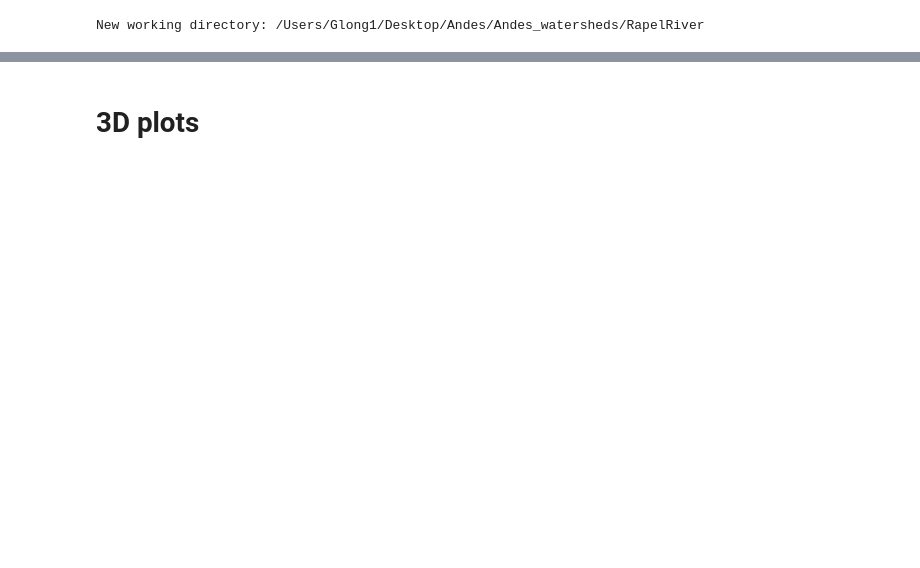
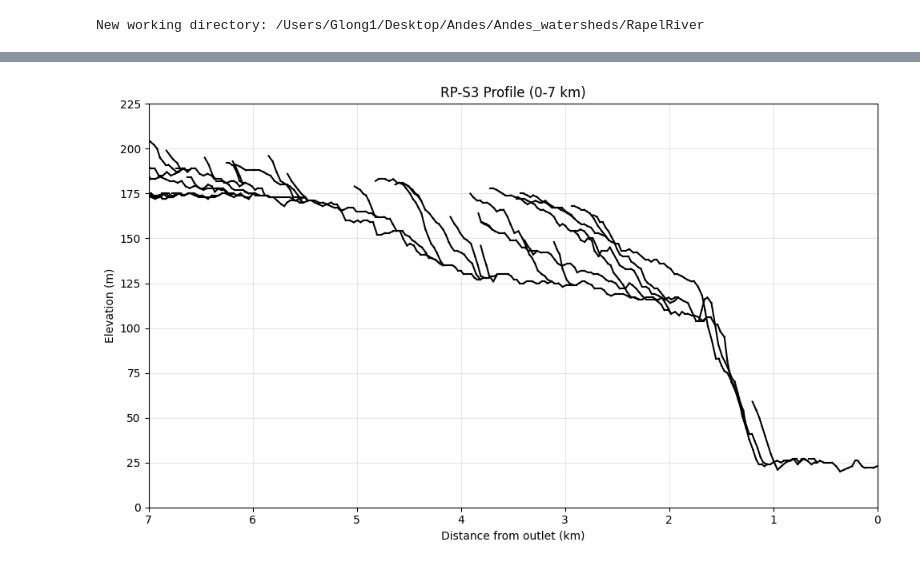
Before and after one commit to glong1321/AndesTG, a Jupyter notebook: Rapel/base_level/PlotProfiles.ipynb, the cells around one changed output, grey strips where cells are left out. Drawn from its saved outputs; the diff is of its cells as text; code cells hidden in the pictures; blank space fills up the shorter version.

Commit message:
river profile updates

```diff
--- a/Rapel/base_level/PlotProfiles.ipynb
+++ b/Rapel/base_level/PlotProfiles.ipynb
@@ -29,37 +112,86 @@ dem.plot(interactive = False)
 # %%
-# fixes problem with ld_item added an extra index on the data
+# PLotting a zooming in view of the knickpoints seen in profile RP-S3
+
+outlets = {
+    'rapel': {
+        'RP-S3': [250212.9354, 6237948.848]
+    }
+}
+
 def fix_indices_recursive(ld_item):
-    """Fix malformed indices recursively"""
+    """Fix malformed indices if they're wrapped in a tuple"""
     if isinstance(ld_item['index'], tuple) and len(ld_item['index']) == 1:
         ld_item['index'] = ld_item['index'][0]
 
     if ld_item.get('next'):
         for next_item in ld_item['next']:
             fix_indices_recursive(next_item)
 
 def plot_upstream_profile(ld_list, minimum_area=1E5):
-    """Plot upstream profile with fixed indices using the exact same logic as original"""
+    """Plot river profile moving upstream"""
     def plot_recursive(current_distance, ld_item):
         if ld_item.get('next'):
             for next_item in ld_item['next']:
                 if next_item['area'] >= minimum_area:
-                    # Calculate distance increment (same logic as original)
+                    # Calculate distance to next point
                     current_row, current_col = ld_item['index']
                     next_row, next_col = next_item['index']
 
-                    if (current_row != next_row) & (current_col != next_col):
+                    # Diagonal movement is longer (sqrt(2) ≈ 1.414)
+                    if (current_row != next_row) and (current_col != next_col):
                         distance_increment = ld_item['de'] * 1.414
                     else:
                         distance_increment = ld_item['de']
 
-                    next_distance = current_distance - distance_increment  # upstream direction
+                    next_distance = current_distance + distance_increment
 
-                    # Plot the line segment (same as original)
-                    plt.plot([current_distance, next_distance],
+                    # Draw line segment (convert meters to km)
+                    plt.plot([current_distance/1000, next_distance/1000],
                            [ld_item['elevation'], next_item['elevation']],
                            'k-')
 
-                    # Recurse
+                    # Continue upstream
                     plot_recursive(next_distance, next_item)
 
     plot_recursive(0.0, ld_list)
+
+# Setup mean pixel dimension
+mean_pixel_dimension = d.BaseSpatialGrid()
+mean_pixel_dimension._copy_info_from_grid(area, True)
+mean_pixel_dimension._griddata = area._mean_pixel_dimension()
+
+# Create single zoomed plot
+fig, ax = plt.subplots(figsize=(10, 6))
+
+outlet_coords = outlets['rapel']['RP-S3']
+
+# Get river network data
+ld_list = fd.map_values_to_recursive_list(
+    outlet_coords,
+    elevation=dem,
+    area=area,
+    de=mean_pixel_dimension
+)
+fix_indices_recursive(ld_list)
+
+# Plot the profile
+plot_upstream_profile(ld_list, minimum_area=1E5)
+
+# Format the plot - zoomed to 0-7 km
+ax.set_xlim([7, 0])
+ax.set_ylim([0, 225])  # Adjust this if needed
+ax.grid(True, alpha=0.3)
+ax.set_xlabel('Distance from outlet (km)')
+ax.set_ylabel('Elevation (m)')
+ax.set_title('RP-S3 Profile (0-7 km)')
+
+plt.tight_layout()
+
+"""# Save figure
+save_dir = 'Rapel/base_level/Figures'
+os.makedirs(save_dir, exist_ok=True)
+plt.savefig('Rapel/base_level/Figures/RP-S3_zoomed.png')
+print(f'Figure saved to: {os.path.abspath("Rapel/base_level/Figures/RP-S3_zoomed.png")}')"""
+plt.show()
+# %% [output]
+[figure, added]
@@ -174,2 +197,0 @@ plt.savefig('Desktop/Andes/AndesTG/Rapel/base_level/Figures/rapel_profiles.png')
-# %% [markdown]
-# 3D plots
```
Also changed, not shown: parts of 10 cells of this notebook, 1 other file.
